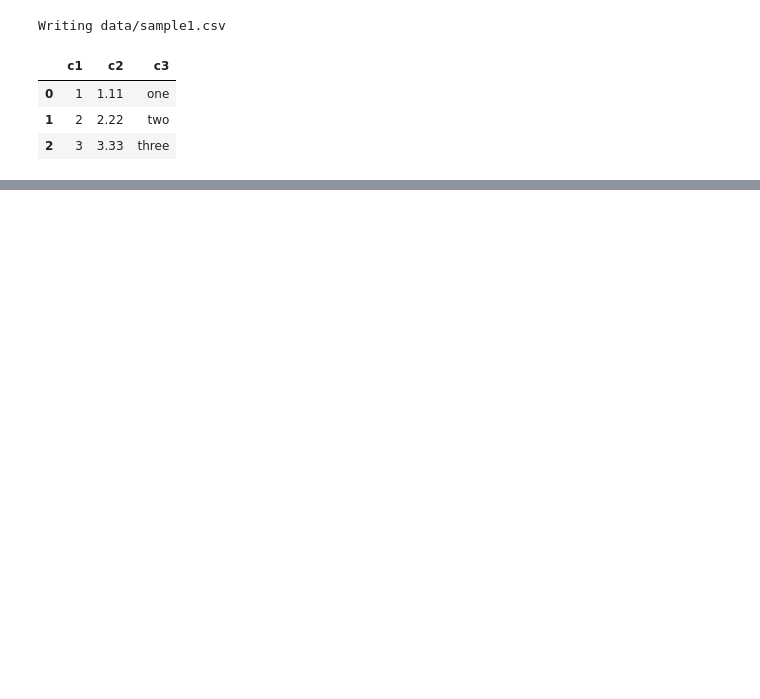
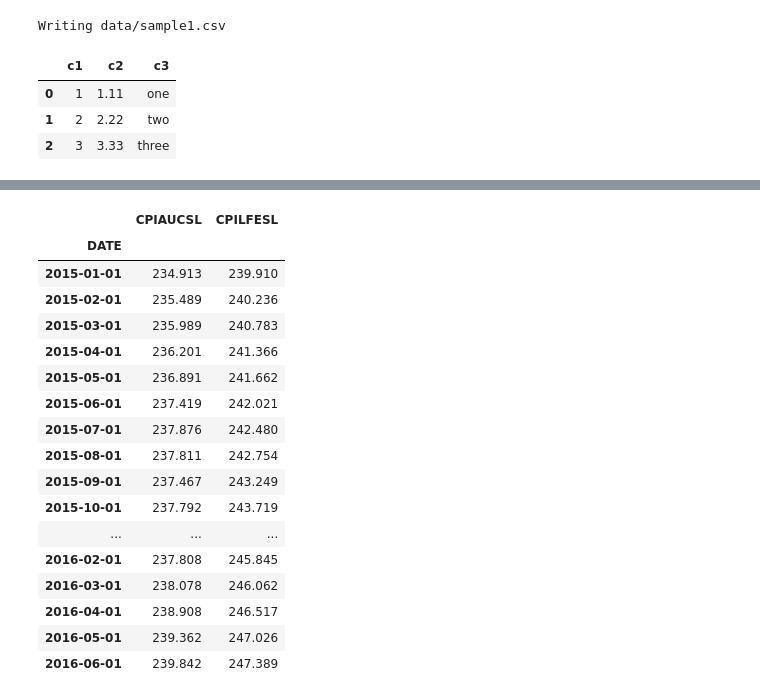
Before and after one commit to Junghyo/pycham, a Jupyter notebook: basic_pandas/practice02_data_input_output.ipynb, the cells around one changed output, grey strips where cells are left out. Cells and saved outputs as stored; diff of their text form; code cells hidden in the pictures; blank space fills up the shorter version.

```diff
--- a/basic_pandas/practice02_data_input_output.ipynb
+++ b/basic_pandas/practice02_data_input_output.ipynb
@@ -44,0 +283,3 @@ pd.read_csv("data/sample1.csv")
+# %%
+start = datetime.datetime(2015, 1, 1)
+end = "2016, 6, 30"
@@ -44,0 +339,24 @@ pd.read_csv("data/sample1.csv")
+# %%
+# 종목 코드에 list를 넣으면 복수 종목에 대한 데이터를 가져온다.
+inflation = pdr(["CPIAUCSL", "CPILFESL"], "fred", start, end)
+inflation.to_csv("data/inflation.csv")
+inflation
+# %% [output]
+|  | CPIAUCSL | CPILFESL |
+| DATE |  |  |
+| 2015-01-01 | 234.913 | 239.910 |
+| 2015-02-01 | 235.489 | 240.236 |
+| 2015-03-01 | 235.989 | 240.783 |
+| 2015-04-01 | 236.201 | 241.366 |
+| 2015-05-01 | 236.891 | 241.662 |
+| 2015-06-01 | 237.419 | 242.021 |
+| 2015-07-01 | 237.876 | 242.480 |
+| 2015-08-01 | 237.811 | 242.754 |
+| 2015-09-01 | 237.467 | 243.249 |
+| 2015-10-01 | 237.792 | 243.719 |
+| ... | ... | ... |
+| 2016-02-01 | 237.808 | 245.845 |
+| 2016-03-01 | 238.078 | 246.062 |
+| 2016-04-01 | 238.908 | 246.517 |
+| 2016-05-01 | 239.362 | 247.026 |
+| 2016-06-01 | 239.842 | 247.389 |
```
Also changed, not shown: parts of 32 cells of this notebook, 12 other files.
